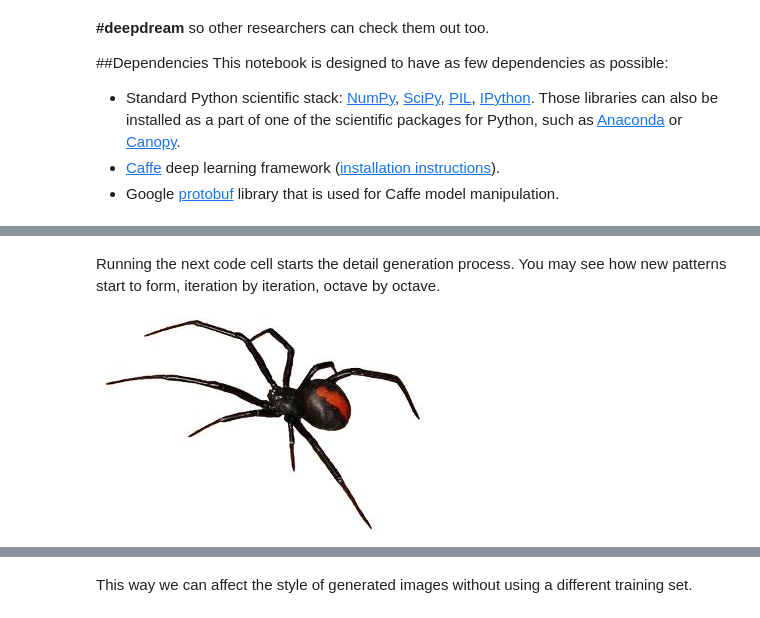
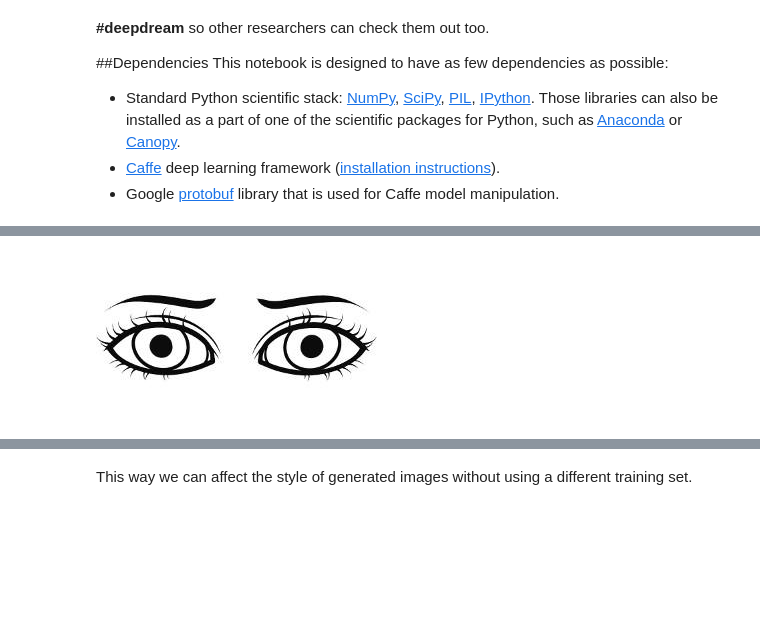
Before and after one commit to spiorf/deepdream, a Jupyter notebook: guided.ipynb, the cells around one changed output, grey strips where cells are left out. Cells and saved outputs as stored; diff of their text form; code cells hidden in the pictures; blank space fills up the shorter version.

```diff
--- a/guided.ipynb
+++ b/guided.ipynb
@@ -112,26 +114,24 @@ img = np.float32(PIL.Image.open('/home/spiorf/Scrivania/noise2.jpg'))
 showarray(img)
 # %% [output]
 [figure]
-# %% [markdown]
-Running the next code cell starts the detail generation process. You may see how new patterns start to form, iteration by iteration, octave by octave.
 # %%
-guide = np.float32(PIL.Image.open('/home/spiorf/Scrivania/spider.jpg'))
+guide = np.float32(PIL.Image.open('/home/spiorf/Scrivania/eyes.jpg'))
 showarray(guide)
-end = 'inception_3b/output'
+end = 'inception_4e/output'
 h, w = guide.shape[:2]
 src, dst = net.blobs['data'], net.blobs[end]
 src.reshape(1,3,h,w)
 src.data[0] = preprocess(net, guide)
 net.forward(end=end)
 guide_features = dst.data[0].copy()
 
 def objective_guide(dst):
     x = dst.data[0].copy()
     y = guide_features
     ch = x.shape[0]
     x = x.reshape(ch,-1)
     y = y.reshape(ch,-1)
     A = x.T.dot(y) # compute the matrix of dot-products with guide features
     dst.diff[0].reshape(ch,-1)[:] = y[:,A.argmax(1)] # select ones that match best
 # %% [output]
-[figure, old version]
+[figure, new version]
```
Also changed, not shown: parts of 6 cells of this notebook, 21 other files.
